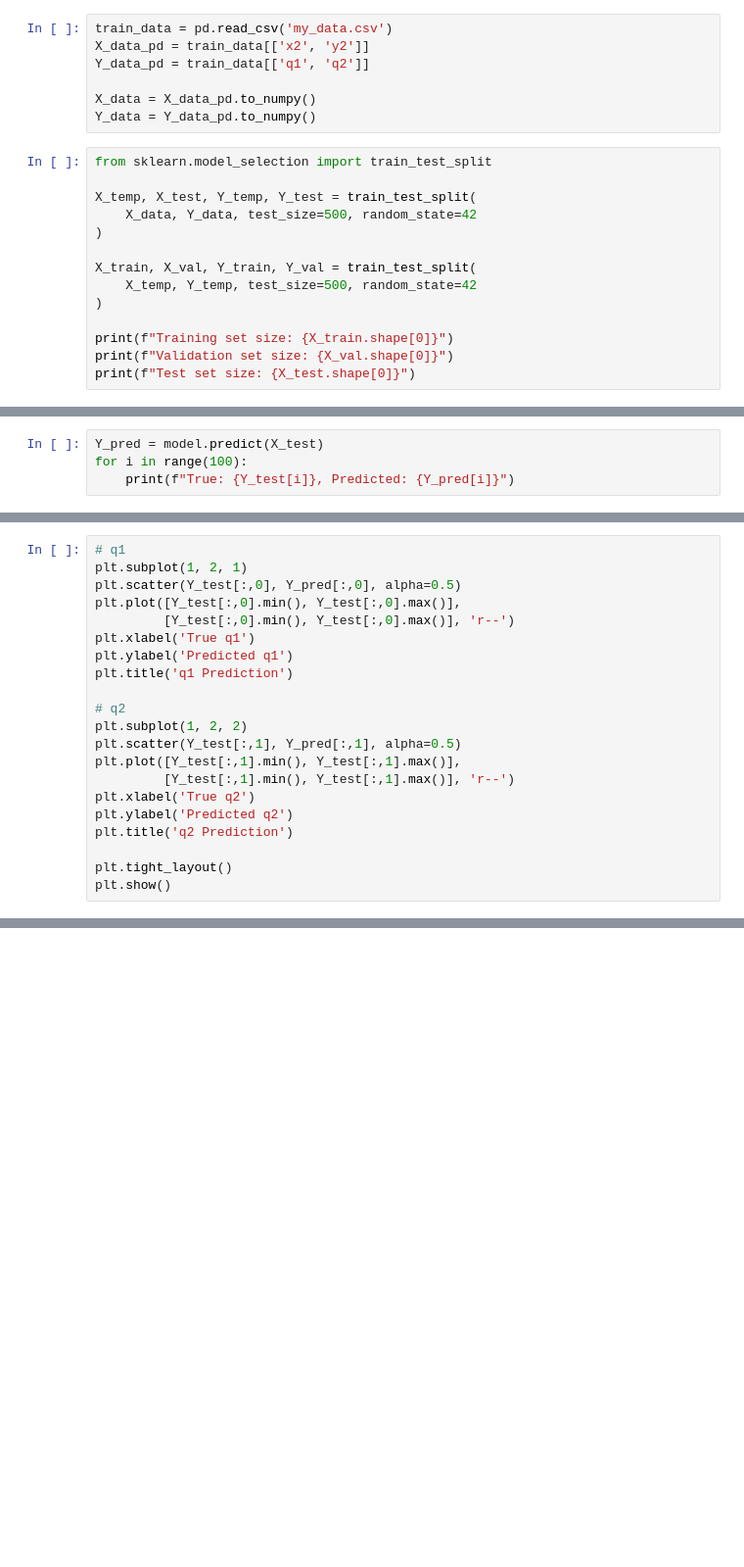
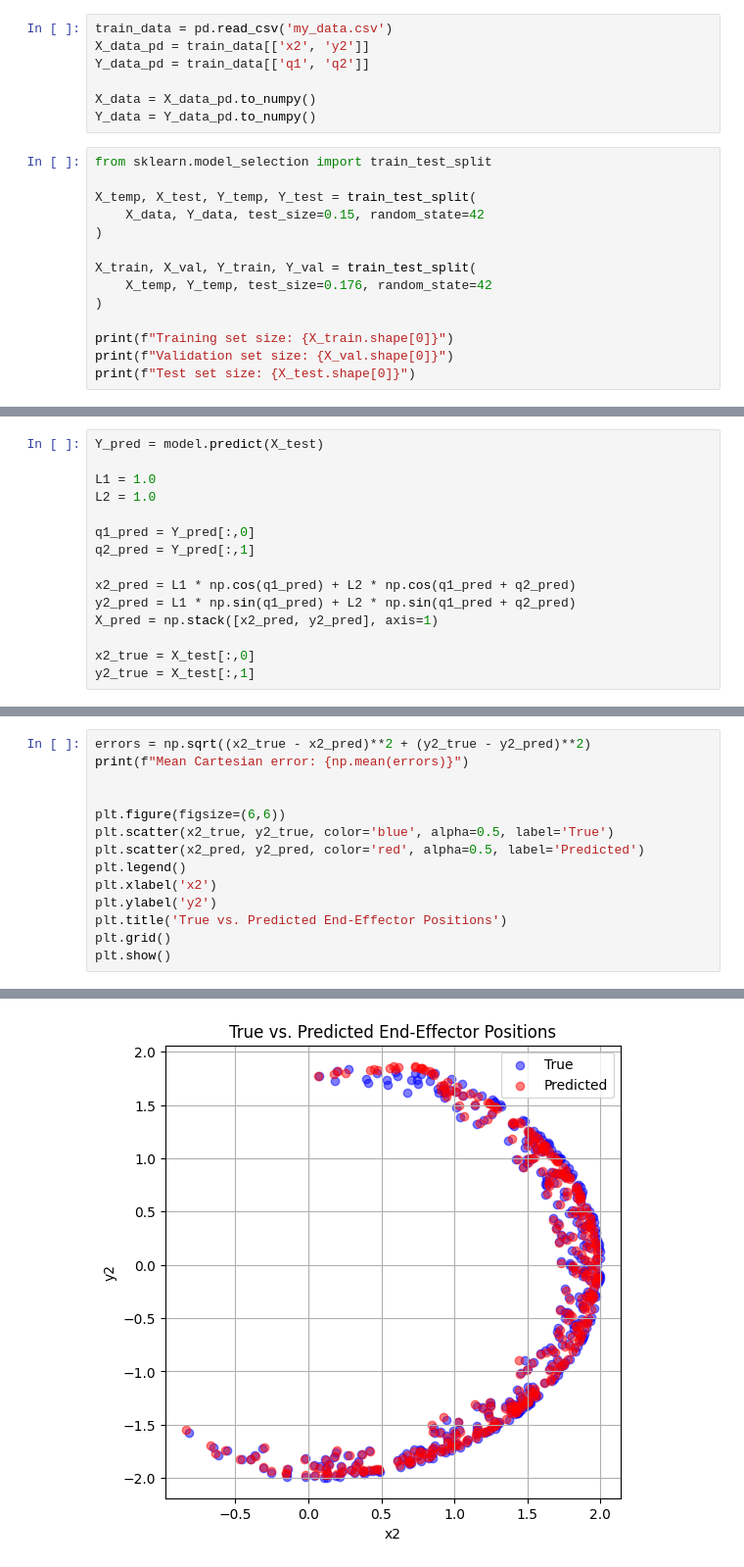
Before and after one commit to jbr777/PlanarArm_IK_NN, a Jupyter notebook: train_ik_nn.ipynb, the cells around one changed output, grey strips where cells are left out. Shown at 98% size. Cells and saved outputs as stored; diff of their text form; blank space fills up the shorter version.

```diff
--- a/train_ik_nn.ipynb
+++ b/train_ik_nn.ipynb
@@ -13,11 +13,11 @@ Y_data = Y_data_pd.to_numpy()
 from sklearn.model_selection import train_test_split
 
 X_temp, X_test, Y_temp, Y_test = train_test_split(
-    X_data, Y_data, test_size=500, random_state=42
+    X_data, Y_data, test_size=0.15, random_state=42
 )
 
 X_train, X_val, Y_train, Y_val = train_test_split(
-    X_temp, Y_temp, test_size=500, random_state=42
+    X_temp, Y_temp, test_size=0.176, random_state=42
 )
 
 print(f"Training set size: {X_train.shape[0]}")
@@ -79,5 +106,16 @@ Epoch 100/100
 # %%
 Y_pred = model.predict(X_test)
-for i in range(100):
-    print(f"True: {Y_test[i]}, Predicted: {Y_pred[i]}")
+
+L1 = 1.0
+L2 = 1.0
+
+q1_pred = Y_pred[:,0]
+q2_pred = Y_pred[:,1]
+
+x2_pred = L1 * np.cos(q1_pred) + L2 * np.cos(q1_pred + q2_pred)
+y2_pred = L1 * np.sin(q1_pred) + L2 * np.sin(q1_pred + q2_pred)
+X_pred = np.stack([x2_pred, y2_pred], axis=1)
+
+x2_true = X_test[:,0]
+y2_true = X_test[:,1]
 # %% [output]
@@ -101,22 +123,15 @@ True: [-0.5022274  -0.91896928], Predicted: [-0.9318496  -0.02597578]
 # %%
-# q1
-plt.subplot(1, 2, 1)
-plt.scatter(Y_test[:,0], Y_pred[:,0], alpha=0.5)
-plt.plot([Y_test[:,0].min(), Y_test[:,0].max()],
-         [Y_test[:,0].min(), Y_test[:,0].max()], 'r--')
-plt.xlabel('True q1')
-plt.ylabel('Predicted q1')
-plt.title('q1 Prediction')
+errors = np.sqrt((x2_true - x2_pred)**2 + (y2_true - y2_pred)**2)
+print(f"Mean Cartesian error: {np.mean(errors)}")
 
-# q2
-plt.subplot(1, 2, 2)
-plt.scatter(Y_test[:,1], Y_pred[:,1], alpha=0.5)
-plt.plot([Y_test[:,1].min(), Y_test[:,1].max()],
-         [Y_test[:,1].min(), Y_test[:,1].max()], 'r--')
-plt.xlabel('True q2')
-plt.ylabel('Predicted q2')
-plt.title('q2 Prediction')
 
-plt.tight_layout()
+plt.figure(figsize=(6,6))
+plt.scatter(x2_true, y2_true, color='blue', alpha=0.5, label='True')
+plt.scatter(x2_pred, y2_pred, color='red', alpha=0.5, label='Predicted')
+plt.legend()
+plt.xlabel('x2')
+plt.ylabel('y2')
+plt.title('True vs. Predicted End-Effector Positions')
+plt.grid()
 plt.show()
 # %% [output]
@@ -123,0 +139 @@ NameError: name 'plt' is not defined
+[figure, added]
```
Also changed, not shown: parts of 9 cells of this notebook, 3 other files.
